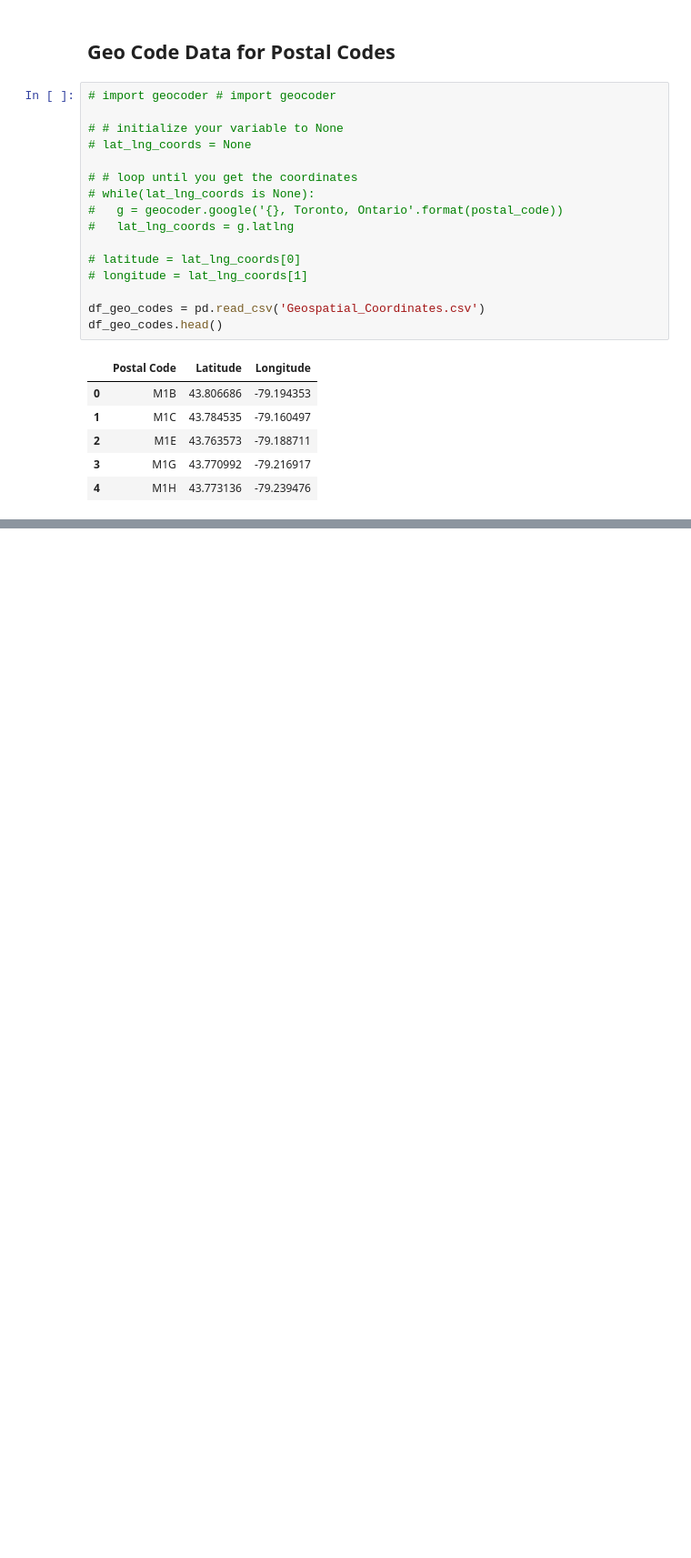
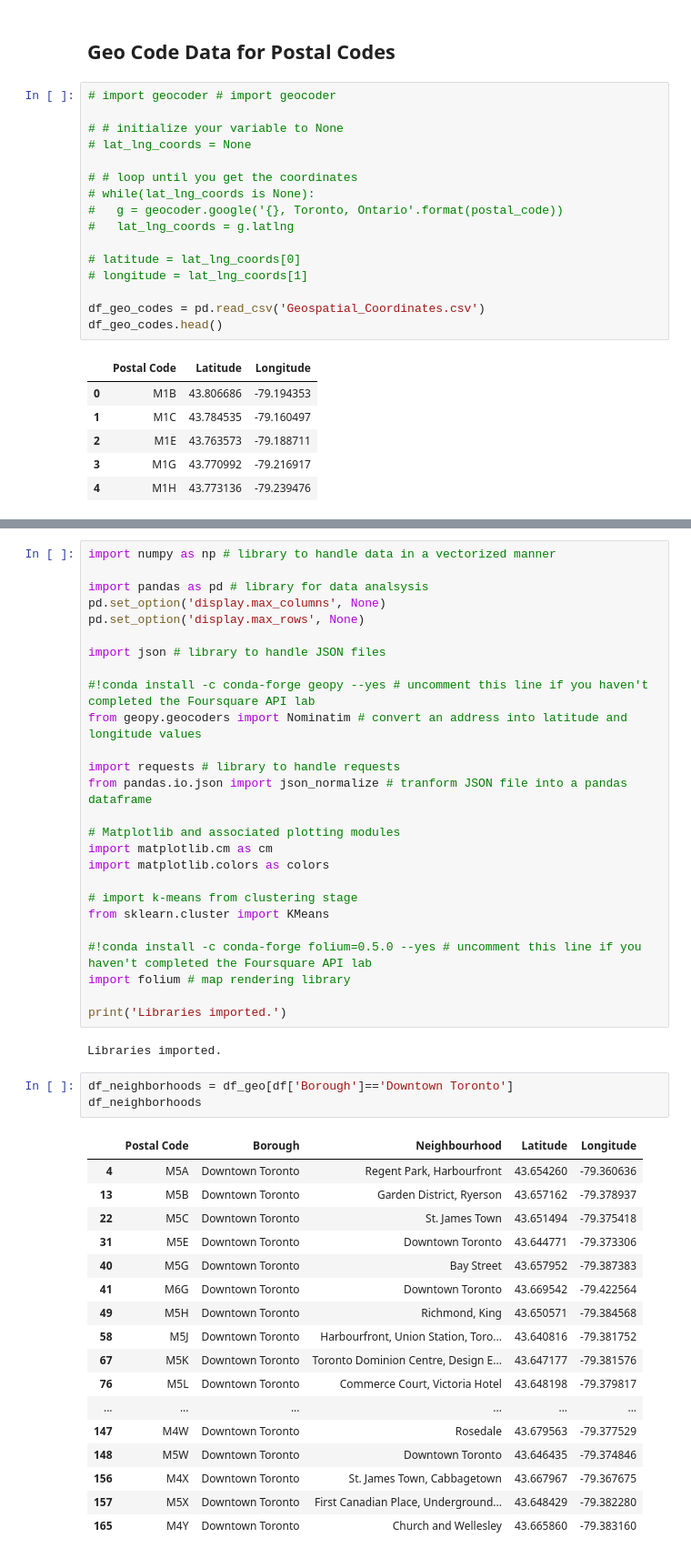
Before and after one commit to VishalCKava/Coursera_Capstone, a Jupyter notebook: CourseraCapstone.ipynb, the cells around one changed output, grey strips where cells are left out. Shown at 91% size. Drawn from its saved outputs; the diff is of its cells as text; blank space fills up the shorter version.

```diff
--- a/CourseraCapstone.ipynb
+++ b/CourseraCapstone.ipynb
@@ -283,0 +323,49 @@ df_geo_new
+# %%
+import numpy as np # library to handle data in a vectorized manner
+
+import pandas as pd # library for data analsysis
+pd.set_option('display.max_columns', None)
+pd.set_option('display.max_rows', None)
+
+import json # library to handle JSON files
+
+#!conda install -c conda-forge geopy --yes # uncomment this line if you haven't completed the Foursquare API lab
+from geopy.geocoders import Nominatim # convert an address into latitude and longitude values
+
+import requests # library to handle requests
+from pandas.io.json import json_normalize # tranform JSON file into a pandas dataframe
+
+# Matplotlib and associated plotting modules
+import matplotlib.cm as cm
+import matplotlib.colors as colors
+
+# import k-means from clustering stage
+from sklearn.cluster import KMeans
+
+#!conda install -c conda-forge folium=0.5.0 --yes # uncomment this line if you haven't completed the Foursquare API lab
+import folium # map rendering library
+
+print('Libraries imported.')
+# %% [output]
+Libraries imported.
+# %%
+df_neighborhoods = df_geo[df['Borough']=='Downtown Toronto']
+df_neighborhoods
+# %% [output]
+|  | Postal Code | Borough | Neighbourhood | Latitude | Longitude |
+| 4 | M5A | Downtown Toronto | Regent Park, Harbourfront | 43.654260 | -79.360636 |
+| 13 | M5B | Downtown Toronto | Garden District, Ryerson | 43.657162 | -79.378937 |
+| 22 | M5C | Downtown Toronto | St. James Town | 43.651494 | -79.375418 |
+| 31 | M5E | Downtown Toronto | Downtown Toronto | 43.644771 | -79.373306 |
+| 40 | M5G | Downtown Toronto | Bay Street | 43.657952 | -79.387383 |
+| 41 | M6G | Downtown Toronto | Downtown Toronto | 43.669542 | -79.422564 |
+| 49 | M5H | Downtown Toronto | Richmond, King | 43.650571 | -79.384568 |
+| 58 | M5J | Downtown Toronto | Harbourfront, Union Station, Toro... | 43.640816 | -79.381752 |
+| 67 | M5K | Downtown Toronto | Toronto Dominion Centre, Design E... | 43.647177 | -79.381576 |
+| 76 | M5L | Downtown Toronto | Commerce Court, Victoria Hotel | 43.648198 | -79.379817 |
+| ... | ... | ... | ... | ... | ... |
+| 147 | M4W | Downtown Toronto | Rosedale | 43.679563 | -79.377529 |
+| 148 | M5W | Downtown Toronto | Downtown Toronto | 43.646435 | -79.374846 |
+| 156 | M4X | Downtown Toronto | St. James Town, Cabbagetown | 43.667967 | -79.367675 |
+| 157 | M5X | Downtown Toronto | First Canadian Place, Underground... | 43.648429 | -79.382280 |
+| 165 | M4Y | Downtown Toronto | Church and Wellesley | 43.665860 | -79.383160 |
```
Also changed, not shown: parts of 29 cells of this notebook.
